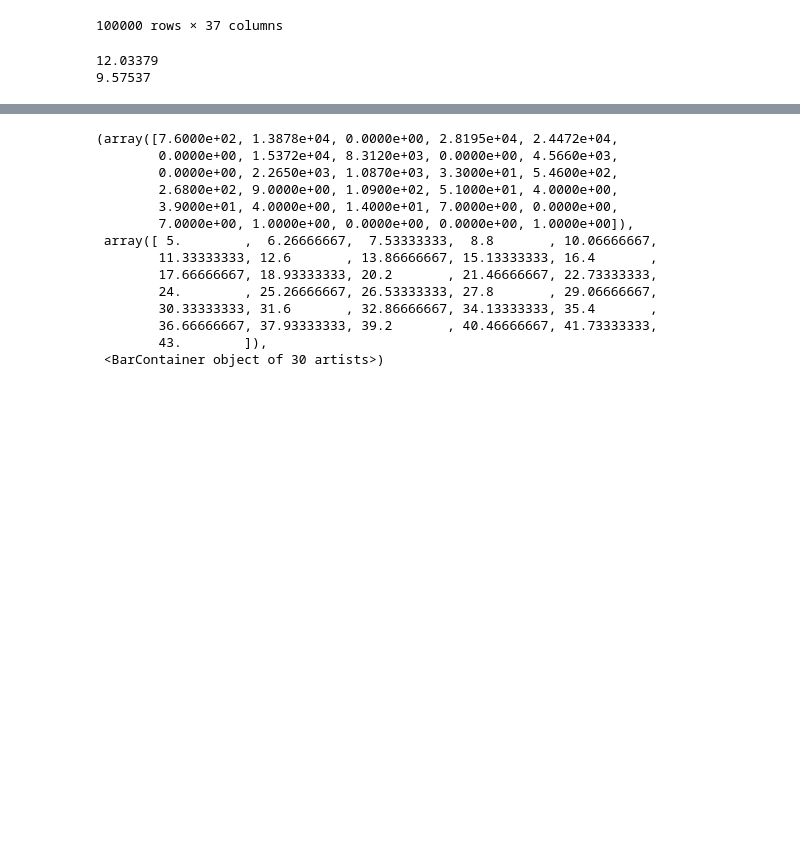
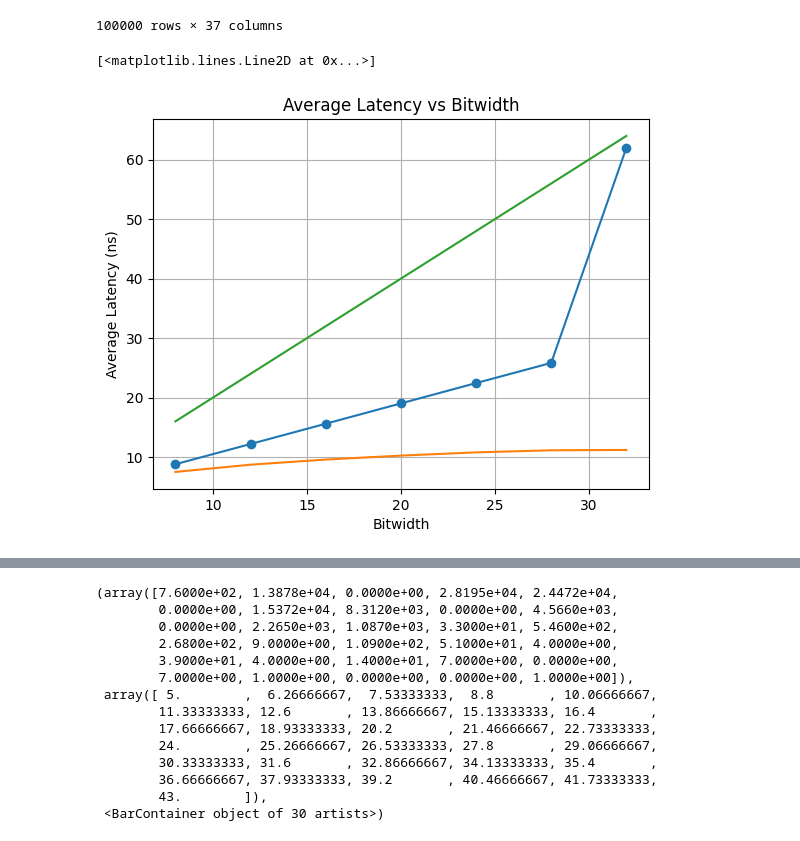
Before and after one commit to ALN006/dynamic_adder_2025, a Jupyter notebook: data/adder_data_analysis_notebook.ipynb, the cells around one changed output, grey strips where cells are left out. Drawn from its saved outputs; the diff is of its cells as text; code cells hidden in the pictures; blank space fills up the shorter version.

```diff
--- a/data/adder_data_analysis_notebook.ipynb
+++ b/data/adder_data_analysis_notebook.ipynb
@@ -93,7 +93,7 @@ data.update(RCA_dict)
 #DRCA
 
 #CRCA
-CRCA_df = pd.read_csv("v1.csv")
+CRCA_df = pd.read_csv("CRCA.csv")
 #RCLA
 
 #CRCLA
@@ -121,9 +121,18 @@ df
 | 99999 | 11110011010011111101011011100110 | 4082095846 | 10111010011000101111101001110100 | 3127048820 | 1 | 2 | 4 | 5 | ... |
 100000 rows × 37 columns
 # %%
-print(CRCA_df["Latency"].mean())
-print(df["RCA_latency_16"].mean())
+avg_latency = CRCA_df.groupby("bitwidth")["Latency"].mean()
+
+plt.figure()
+avg_latency.plot(marker='o')
+plt.xlabel("Bitwidth")
+plt.ylabel("Average Latency (ns)")
+plt.title("Average Latency vs Bitwidth")
+plt.grid()
+plt.savefig("avg_latency.png")
+plt.plot([8,12,16,20,24,28,32],[df["RCA_latency_8"].mean(), df["RCA_latency_12"].mean(), df["RCA_latency_16"].mean(), df["RCA_latency_20"].mean(), df["RCA_latency_24"].mean(), df["RCA_latency_28"].mean(), df["RCA_latency_32"].mean()])
+plt.plot([8,12,16,20,24,28,32],[16,24,32,40,48,56,64])
 # %% [output]
-12.03379
-9.57537
+[<matplotlib.lines.Line2D at 0x...>]
+[figure, added]
 # %%
```
Also changed, not shown: parts of 3 cells of this notebook, 2 other files.
